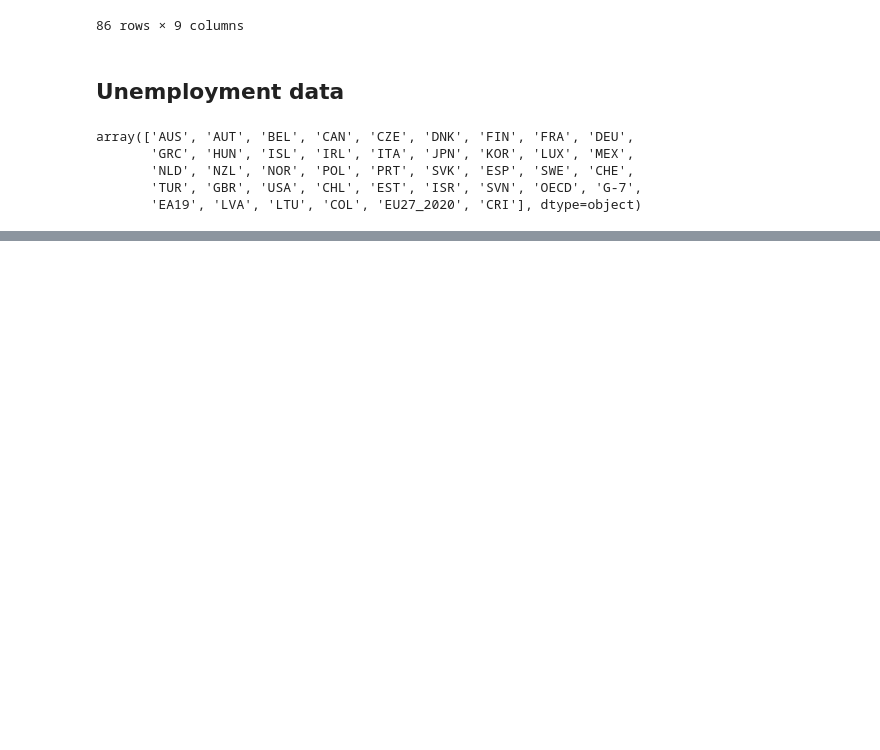
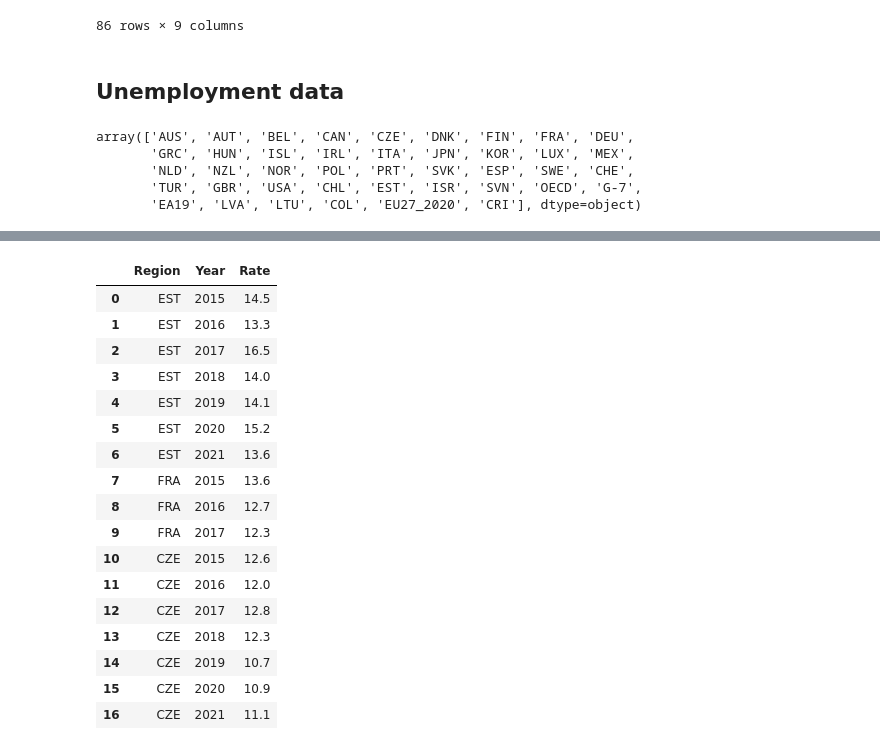
Before and after one commit to StenRSM/CIBI, a Jupyter notebook: exploration.ipynb, the cells around one changed output, grey strips where cells are left out. Cells and saved outputs as stored; diff of their text form; code cells hidden in the pictures; blank space fills up the shorter version.

Commit message:
Latest update on data

```diff
--- a/exploration.ipynb
+++ b/exploration.ipynb
@@ -297,0 +423,23 @@ df_unemployment_cali[df_unemployment_cali['Area Name ']=='California']
+# %%
+df_suicide_EU = pd.read_excel('data\suicide_europe.xlsx')
+# %%
+df_suicide_EU[['Region', 'Year', 'Rate']]
+# %% [output]
+|  | Region | Year | Rate |
+| 0 | EST | 2015 | 14.5 |
+| 1 | EST | 2016 | 13.3 |
+| 2 | EST | 2017 | 16.5 |
+| 3 | EST | 2018 | 14.0 |
+| 4 | EST | 2019 | 14.1 |
+| 5 | EST | 2020 | 15.2 |
+| 6 | EST | 2021 | 13.6 |
+| 7 | FRA | 2015 | 13.6 |
+| 8 | FRA | 2016 | 12.7 |
+| 9 | FRA | 2017 | 12.3 |
+| 10 | CZE | 2015 | 12.6 |
+| 11 | CZE | 2016 | 12.0 |
+| 12 | CZE | 2017 | 12.8 |
+| 13 | CZE | 2018 | 12.3 |
+| 14 | CZE | 2019 | 10.7 |
+| 15 | CZE | 2020 | 10.9 |
+| 16 | CZE | 2021 | 11.1 |
```
Also changed, not shown: parts of 23 cells of this notebook, 9 other files.
